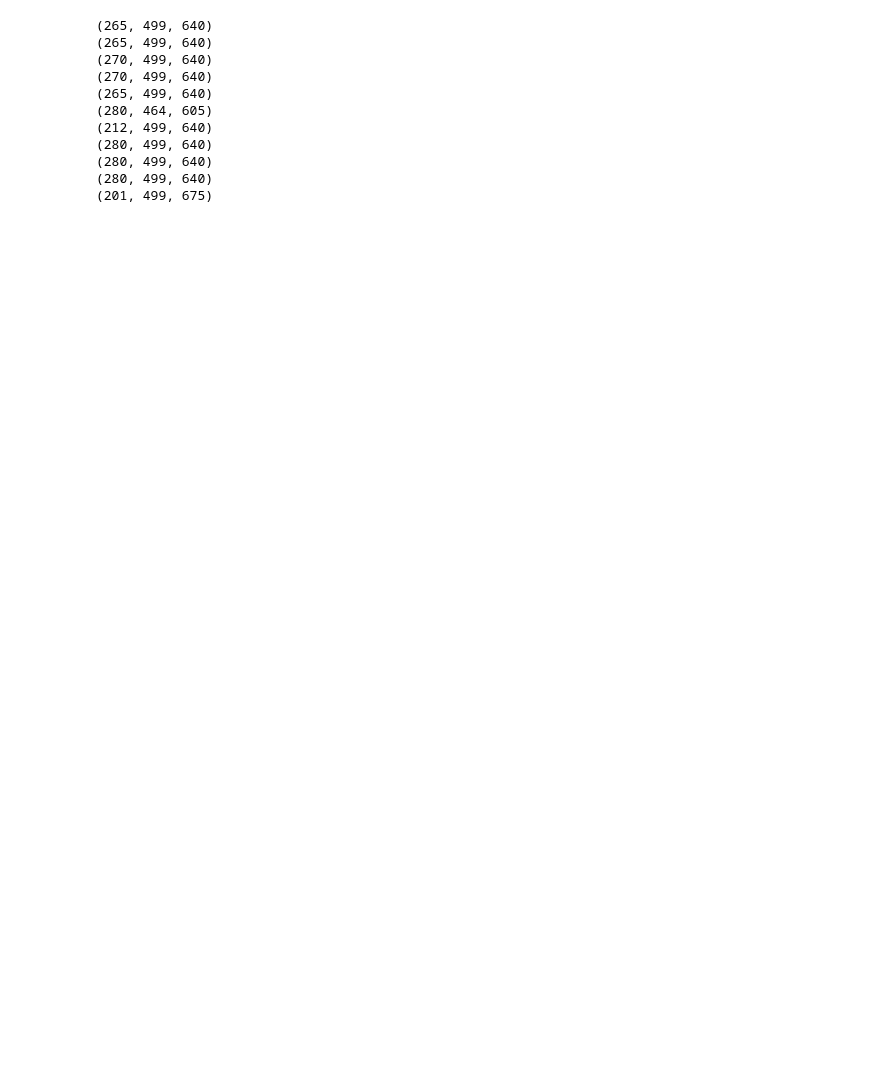
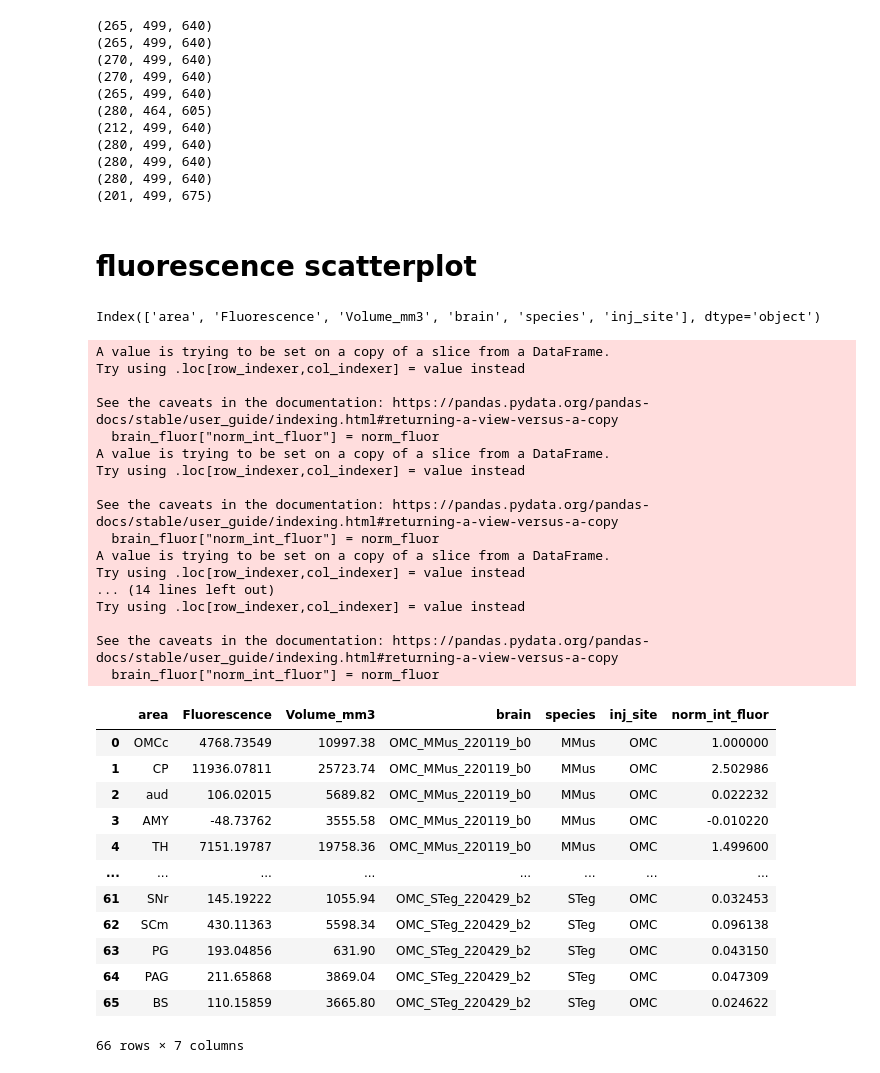
Before and after one commit to eisko/STP_analysis, a Jupyter notebook: test.ipynb, the cells around one changed output. Cells and saved outputs as stored; diff of their text form; code cells hidden in the pictures; blank space fills up the shorter version.

```diff
--- a/test.ipynb
+++ b/test.ipynb
@@ -284,3 +284,5 @@ for i in range(metadata.shape[0]):
 (280, 499, 640)
 (280, 499, 640)
 (201, 499, 675)
+# %% [markdown]
+# fluorescence scatterplot
@@ -286,0 +296,48 @@ for i in range(metadata.shape[0]):
+# %%
+omc_fluor.columns
+# %% [output]
+Index(['area', 'Fluorescence', 'Volume_mm3', 'brain', 'species', 'inj_site'], dtype='object')
+# %%
+omc_fluor_norm = pd.DataFrame(columns=['area', 'Fluorescence', 'Volume_mm3', 'brain', 'species', 'inj_site','norm_int_fluor'])
+
+
+for i in range(metadata.shape[0]):
+    if metadata.loc[i,"inj_site"]=="OMC":
+        brain_fluor = omc_fluor[omc_fluor['brain']==metadata.loc[i,'brain']]
+        norm = brain_fluor[brain_fluor['area']=="OMCc"]
+        norm_fluor = brain_fluor['Fluorescence']/norm['Fluorescence'].values[0]
+        brain_fluor["norm_int_fluor"] = norm_fluor
+        omc_fluor_norm = pd.concat([omc_fluor_norm, brain_fluor])
+
+omc_fluor_norm
+# %% [output]
+A value is trying to be set on a copy of a slice from a DataFrame.
+Try using .loc[row_indexer,col_indexer] = value instead
+
+See the caveats in the documentation: https://pandas.pydata.org/pandas-docs/stable/user_guide/indexing.html#returning-a-view-versus-a-copy
+  brain_fluor["norm_int_fluor"] = norm_fluor
+A value is trying to be set on a copy of a slice from a DataFrame.
+Try using .loc[row_indexer,col_indexer] = value instead
+
+See the caveats in the documentation: https://pandas.pydata.org/pandas-docs/stable/user_guide/indexing.html#returning-a-view-versus-a-copy
+  brain_fluor["norm_int_fluor"] = norm_fluor
+A value is trying to be set on a copy of a slice from a DataFrame.
+Try using .loc[row_indexer,col_indexer] = value instead
+... (14 lines left out)
+Try using .loc[row_indexer,col_indexer] = value instead
+
+See the caveats in the documentation: https://pandas.pydata.org/pandas-docs/stable/user_guide/indexing.html#returning-a-view-versus-a-copy
+  brain_fluor["norm_int_fluor"] = norm_fluor
+|  | area | Fluorescence | Volume_mm3 | brain | species | inj_site | norm_int_fluor |
+| 0 | OMCc | 4768.73549 | 10997.38 | OMC_MMus_220119_b0 | MMus | OMC | 1.000000 |
+| 1 | CP | 11936.07811 | 25723.74 | OMC_MMus_220119_b0 | MMus | OMC | 2.502986 |
+| 2 | aud | 106.02015 | 5689.82 | OMC_MMus_220119_b0 | MMus | OMC | 0.022232 |
+| 3 | AMY | -48.73762 | 3555.58 | OMC_MMus_220119_b0 | MMus | OMC | -0.010220 |
+| 4 | TH | 7151.19787 | 19758.36 | OMC_MMus_220119_b0 | MMus | OMC | 1.499600 |
+| ... | ... | ... | ... | ... | ... | ... | ... |
+| 61 | SNr | 145.19222 | 1055.94 | OMC_STeg_220429_b2 | STeg | OMC | 0.032453 |
+| 62 | SCm | 430.11363 | 5598.34 | OMC_STeg_220429_b2 | STeg | OMC | 0.096138 |
+| 63 | PG | 193.04856 | 631.90 | OMC_STeg_220429_b2 | STeg | OMC | 0.043150 |
+| 64 | PAG | 211.65868 | 3869.04 | OMC_STeg_220429_b2 | STeg | OMC | 0.047309 |
+| 65 | BS | 110.15859 | 3665.80 | OMC_STeg_220429_b2 | STeg | OMC | 0.024622 |
+66 rows × 7 columns
```
Also changed, not shown: parts of 8 cells of this notebook, 1 other file.
